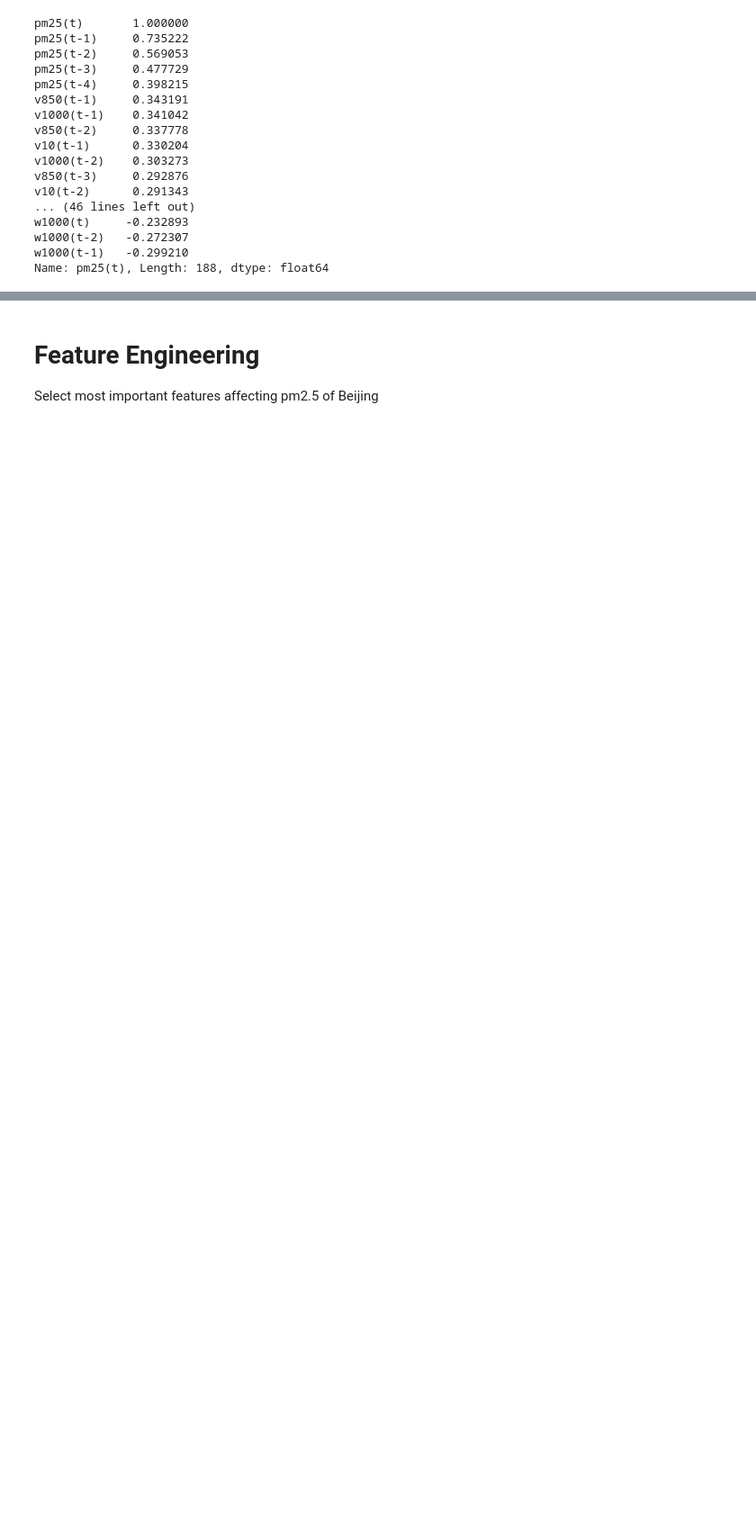
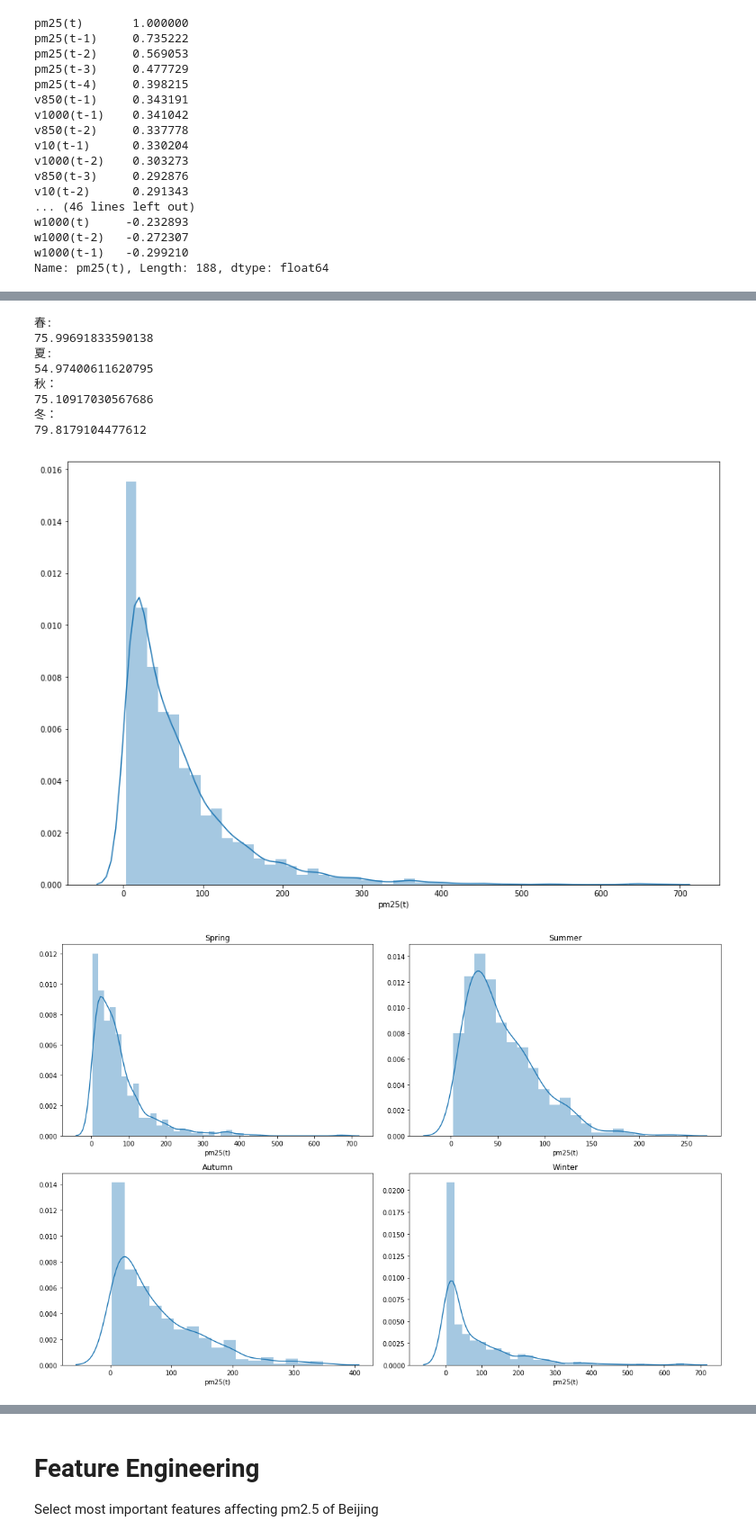
Before and after one commit to wukunkunhaha/Air-Quality, a Jupyter notebook: EDA+LSTM.ipynb, the cells around one changed output, grey strips where cells are left out. Shown: that part at 90% size. Cells and saved outputs as stored; diff of their text form; code cells hidden in the pictures; blank space fills up the shorter version.

```diff
--- a/EDA+LSTM.ipynb
+++ b/EDA+LSTM.ipynb
@@ -111,0 +116,46 @@ Name: pm25(t), Length: 188, dtype: float64
+# %%
+pm25_data = data['pm25(t)']
+time_index = pm25_data.index
+sns.distplot(pm25_data)
+plt.savefig('fig1.png')
+
+f, axes = plt.subplots(2, 2)
+spring_pm25 = pm25_data[(time_index.month == 3) | (time_index.month == 4) |  (time_index.month == 5)]
+sns.distplot(spring_pm25, ax=axes[0,0])
+axes[0,0].set_title('Spring')
+
+summer_pm25 = pm25_data[(time_index.month == 6) | (time_index.month == 7) |  (time_index.month == 8)]
+sns.distplot(summer_pm25, ax=axes[0,1])
+axes[0,1].set_title('Summer')
+
+autumn_pm25 = pm25_data[(time_index.month == 9) | (time_index.month == 10) |  (time_index.month == 11)]
+sns.distplot(autumn_pm25, ax=axes[1,0])
+axes[1,0].set_title('Autumn')
+
+winter_pm25 = pm25_data[(time_index.month == 12) | (time_index.month == 1) |  (time_index.month == 2)]
+sns.distplot(winter_pm25, ax=axes[1,1])
+axes[1,1].set_title('Winter')
+
+plt.tight_layout()
+plt.savefig('fig2.png')
+
+#平均值
+print("春:")
+print(spring_pm25.mean())
+print("夏:")
+print(summer_pm25.mean())
+print("秋：")
+print(autumn_pm25.mean())
+print("冬：")
+print(winter_pm25.mean())
+# %% [output]
+春:
+75.99691833590138
+夏:
+54.97400611620795
+秋：
+75.10917030567686
+冬：
+79.8179104477612
+[figure, added]
+[figure, added]
```
Also changed, not shown: parts of 9 cells of this notebook, 8 other files.
